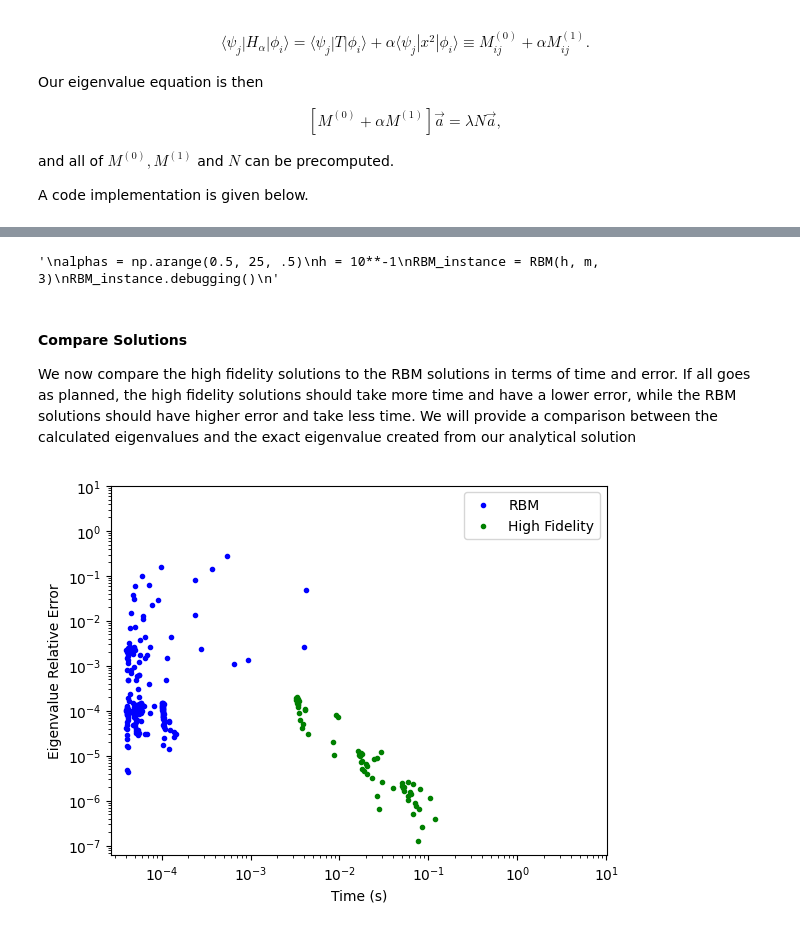
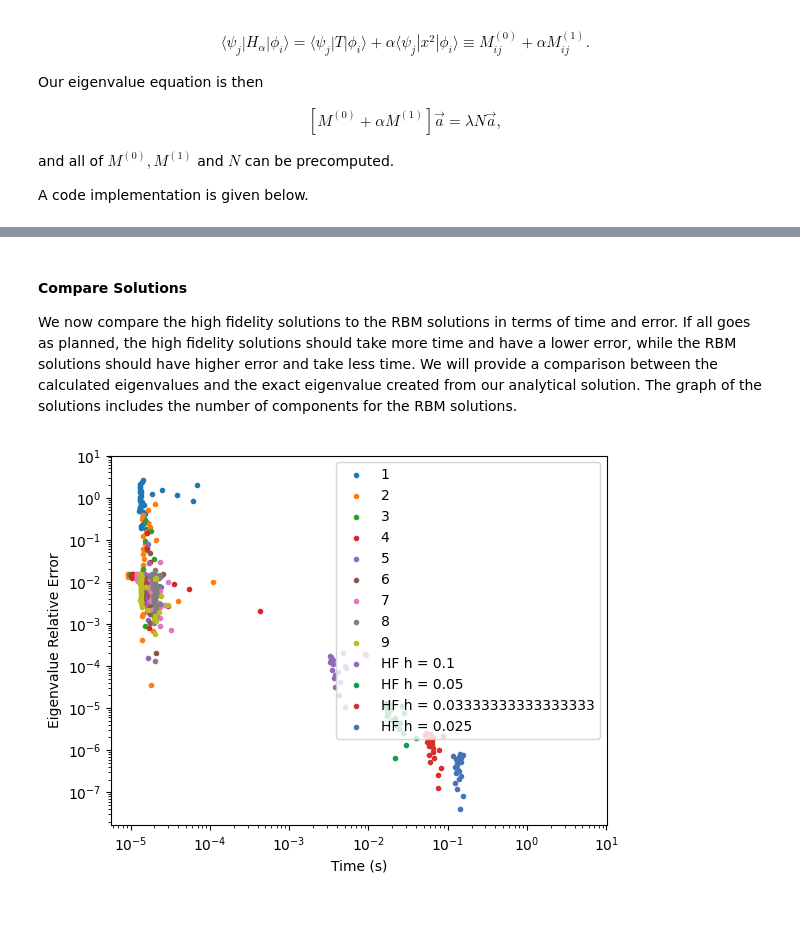
Before and after one commit to ascsn/RBM-Adventures, a Jupyter notebook: Classes.ipynb, the cells around one changed output, grey strips where cells are left out. Saved outputs shown, nothing was run; the diff lists cells and outputs as text; code cells hidden in the pictures.

```diff
--- a/Classes.ipynb
+++ b/Classes.ipynb
@@ -291,7 +324,6 @@ class RBM:
 
     # Note that this function takes in the alpha parameter
     def create_H_hat(self, alpha):
-
         H_hat = self.M_0 + alpha*self.M_1
         return H_hat
 
@@ -305,5 +337,6 @@ class RBM:
     def RBM_solve(self, alpha):
         H_hat = self.create_H_hat(alpha)
         #self.create_N()
-        evals, evects = sci.linalg.eigh(H_hat, b=self.N)
+        #evals, evects = np.linalg.eigvalsh(H_hat)
+        evals = np.linalg.eigvalsh(H_hat)
         return evals, evects
@@ -314,56 +343,77 @@ len(m)
-# %%
-'''
-alphas = np.arange(0.5, 25, .5)
-h = 10**-1
-RBM_instance = RBM(h, m, 3)
-RBM_instance.debugging()
-'''
-# %% [output]
-'\nalphas = np.arange(0.5, 25, .5)\nh = 10**-1\nRBM_instance = RBM(h, m, 3)\nRBM_instance.debugging()\n'
 # %% [markdown]
 #### Compare Solutions
-We now compare the high fidelity solutions to the RBM solutions in terms of time and error. If all goes as planned, the high fidelity solutions should take more time and have a lower error, while the RBM solutions should have higher error and take less time. We will provide a comparison between the calculated eigenvalues and the exact eigenvalue created from our analytical solution
+We now compare the high fidelity solutions to the RBM solutions in terms of time and error. If all goes as planned, the high fidelity solutions should take more time and have a lower error, while the RBM solutions should have higher error and take less time. We will provide a comparison between the calculated eigenvalues and the exact eigenvalue created from our analytical solution. The graph of the solutions includes the number of components for the RBM solutions.
 # %%
 # We use the same alphas and h value as the high fidelity solution
-alphas = np.arange(0.5, 25, .5)
+alphas = np.arange(0.5, 25, .25)
 h = 10**-2
 errors = []
 times = []
+colors = [
+    "#1f77b4",
+    "#ff7f0e",
+    "#2ca02c",
+    "#d62728",
+    "#9467bd",
+    "#8c564b",
+    "#e377c2",
+    "#7f7f7f",
+    "#bcbd22",
+    "#17becf",
+]
+catFig, catAx = plt.subplots()
 # We change the components and the alpha values for checking
-for comp in range(3,7):
+for comp in range(1,10):
   # Once again we only need the one instance of the RBM class for each component
   RBM_instance = RBM(h, m, comp)
   for alpha in alphas:
     # Instead of having a timing function, we do the timing calculation outside of the class
-    time1 = time.time()
-    evals, evects = RBM_instance.RBM_solve(alpha)
-    time2 = time.time()
-    timeDif = time2 -time1
-
+    timeDif = 0
+    for it in range(10):
+      time1 = time.time()
+      evals, evects = RBM_instance.RBM_solve(alpha)
+      time2 = time.time()
+      timeDif += (time2 -time1)
+    timeDif /= 10
     value = evals[0]
     # To provide an accurate comparison we use the exact analytical solution
     errorDif = abs(getExactLambda(alpha)-value)
 
     times.append(timeDif)
+    if (alpha == alphas[0]):
+      catAx.scatter(timeDif,errorDif,color=colors[comp-1],
+            marker='.',label=str(comp))
+    else:
+      catAx.scatter(timeDif,errorDif,color=colors[comp-1],
+            marker='.')
     errors.append(errorDif)
 
-maxT = max(htimes) + 10
-minT = min(htimes) - 10
+maxT = hmaxT + 10
+minT = hminT - 10
 maxEr = max(errors) + 10
 minEr = min(errors) - 10
 
-catFig, catAx = plt.subplots()
 
-catAx.scatter(times,errors,color='blue',
-               marker='.',label='RBM')
-catAx.scatter(htimes,herrors,color='green',
-               marker='.',label='High Fidelity')
+hcolors = [
+    "#9467bd",  # Purple
+    "#1a9850",  # Emerald Green
+    "#d73027",  # Crimson Red
+    "#4575b4",  # Steel Blue
+    "#fdae61",  # Apricot
+    "#313695"   # Midnight Blue
+]
+
+
+for i in range(len(h_list)):
+    label = "HF h = " + str(h_list[i])
+    catAx.scatter(htimes[i],herrors[i],color=hcolors[i],
+               marker='.',label=label)
 
 catAx.set(xscale='log',yscale='log',
            xlabel='Time (s)',ylabel='Eigenvalue Relative Error',
-           xlim=(minT, maxT),ylim=(minEr,maxEr))
+           xlim=(hminT, hmaxT),ylim=(hminEr,hmaxEr))
 
 plt.legend()
 plt.show()
 # %% [output]
-[figure, old version]
+[figure, new version]
```
Also changed, not shown: parts of 6 cells of this notebook.
